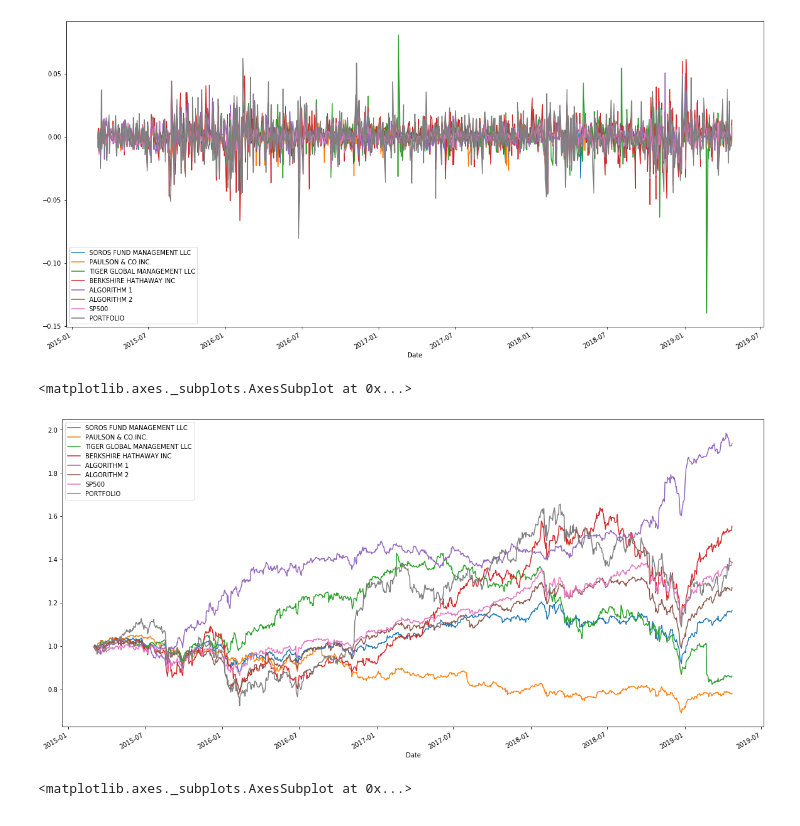
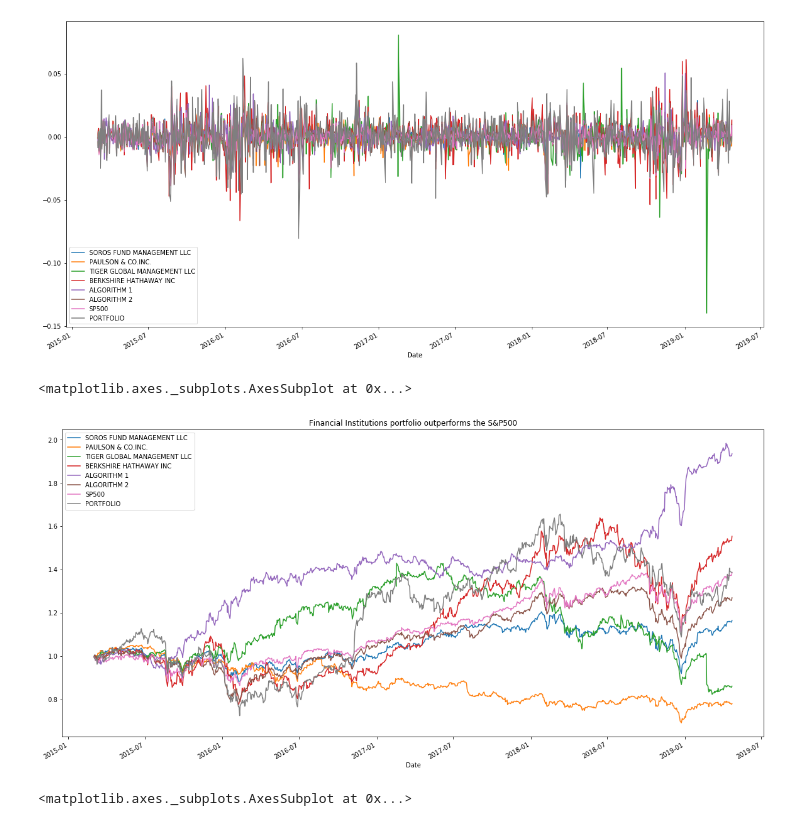
Before and after one commit to Antondiezt/pandas-homework, a Jupyter notebook: whale_analysis.ipynb, the cells around one changed output. Cells and saved outputs as stored; diff of their text form; code cells hidden in the pictures.

```diff
--- a/whale_analysis.ipynb
+++ b/whale_analysis.ipynb
@@ -589,10 +591,10 @@ joined_portfolio_daily_returns.plot(figsize=(20,10))
 [figure]
 # %%
 joined_cumulative_portfolio_returns = (1 + joined_portfolio_daily_returns).cumprod()
-joined_cumulative_portfolio_returns.plot(figsize=(20,10))
+joined_cumulative_portfolio_returns.plot(figsize=(20,10), title='Financial Institutions portfolio outperformed the S&P500')
 # %% [output]
 <matplotlib.axes._subplots.AxesSubplot at 0x...>
-[figure, old version]
+[figure, new version]
 # %%
 # Rolling
 joined_portfolio_daily_returns.rolling(window=21).std().plot(figsize=(30,15))
```
Also changed, not shown: parts of 4 cells of this notebook, 1 other file.
